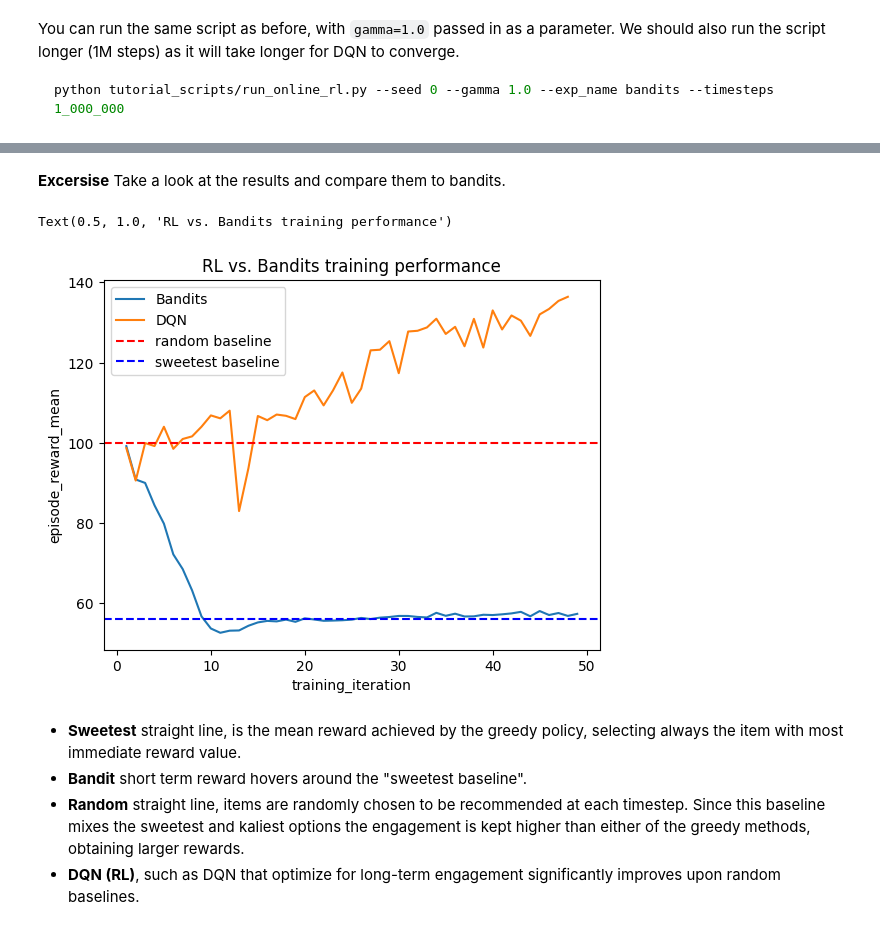
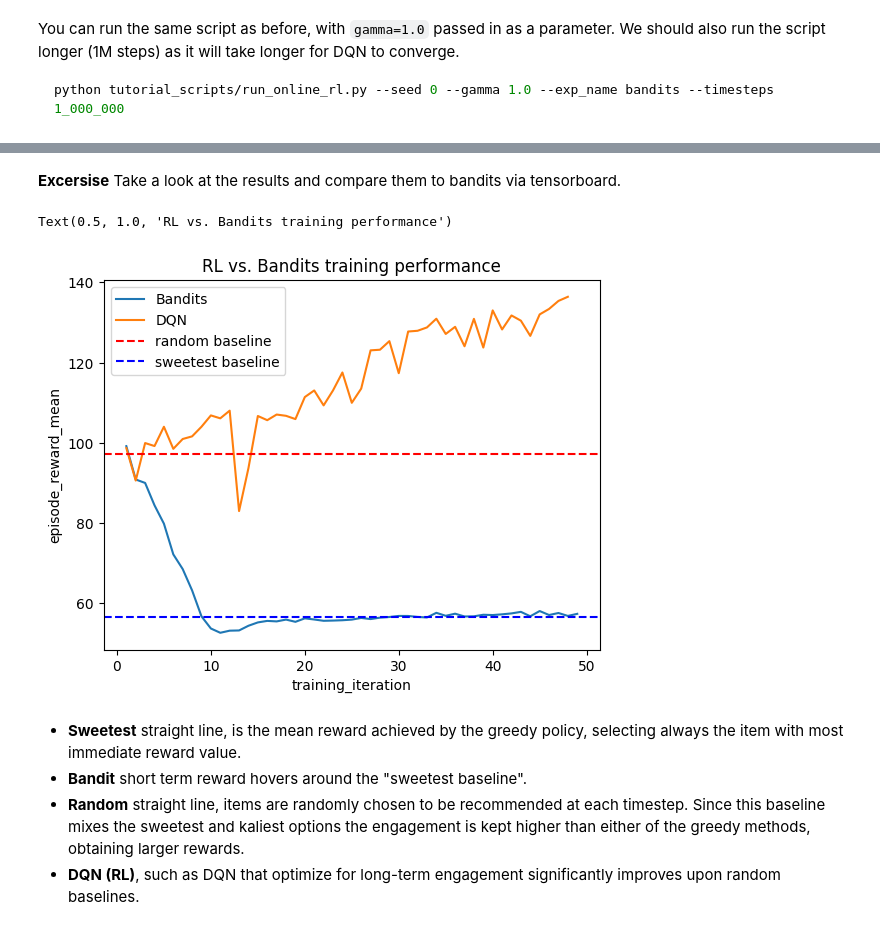
Before and after one commit to anyscale/academy, a Jupyter notebook: ray-rllib/acm_recsys_tutorial_2022/01_anyscale_acm_recsys_tutorial.ipynb, the cells around one changed output, grey strips where cells are left out. Cells and saved outputs as stored; diff of their text form; code cells hidden in the pictures.

```diff
--- a/ray-rllib/acm_recsys_tutorial_2022/01_anyscale_acm_recsys_tutorial.ipynb
+++ b/ray-rllib/acm_recsys_tutorial_2022/01_anyscale_acm_recsys_tutorial.ipynb
@@ -723,21 +688,20 @@ KeyboardInterrupt:
 # %% [markdown]
-**Excersise** Take a look at the results and compare them to bandits.
+**Excersise** Take a look at the results and compare them to bandits via tensorboard.
 # %%
 # take a look at the results (hint: use pd.read_csv)
 bandit_df = pd.read_csv("saved_runs/bandits/progress.csv")
 dqn_df = pd.read_csv("saved_runs/dqn/progress.csv")
 # %%
 # plot the results and compare to baselines
-
 sns.lineplot(data=bandit_df, x="training_iteration", y="episode_reward_mean", label="Bandits")
 sns.lineplot(data=dqn_df, x="training_iteration", y="episode_reward_mean", label="DQN")
-plt.axhline(random_baseline_mean_reward, color="red", linestyle='--', label="random baseline")
-plt.axhline(sweetest_baseline_mean_reward, color="blue", linestyle='--', label="sweetest baseline")
+plt.axhline(random_baseline, color="red", linestyle='--', label="random baseline")
+plt.axhline(sweetest_baseline, color="blue", linestyle='--', label="sweetest baseline")
 plt.legend()
 plt.title('RL vs. Bandits training performance')
 # %% [output]
 Text(0.5, 1.0, 'RL vs. Bandits training performance')
-[figure, old version]
+[figure, new version]
 # %% [markdown]
 - **Sweetest** straight line, is the mean reward achieved by the greedy policy, selecting always the item with most immediate reward value.
 - **Bandit** short term reward hovers around the "sweetest baseline".
```
Also changed, not shown: parts of 31 cells of this notebook, 4 other files.
